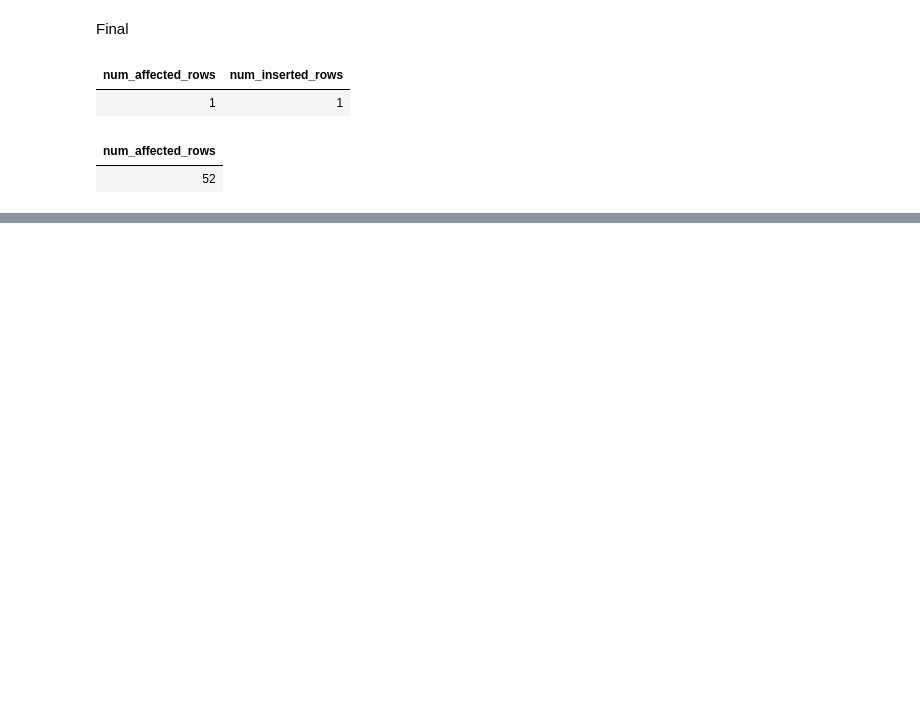
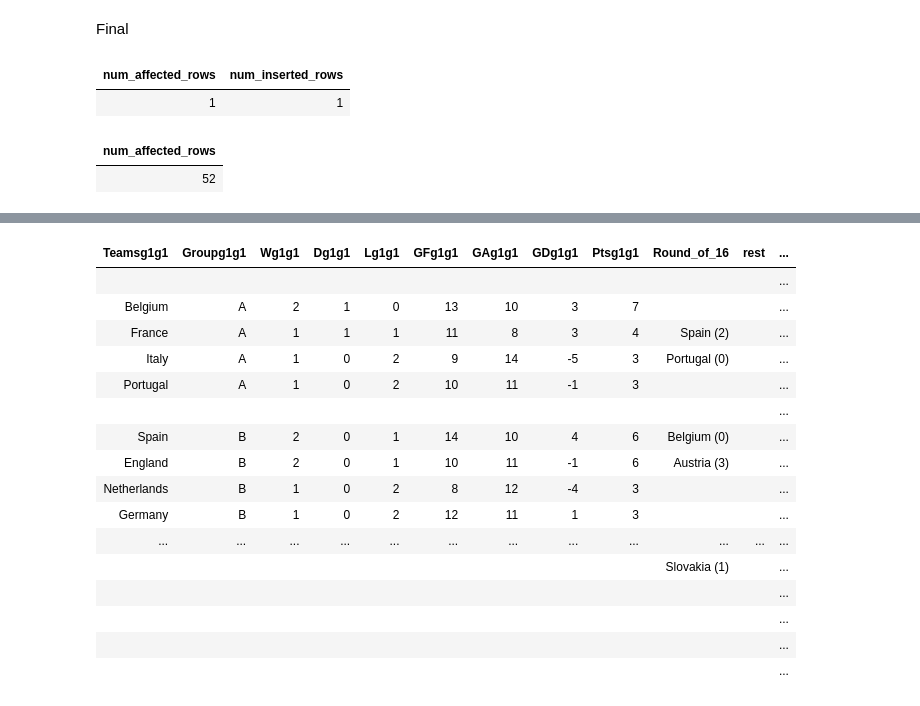
Before and after one commit to cezanekarki/Bootcamp-Tasks, a Jupyter notebook: Eurocup Task/Eurocup.ipynb, the cells around one changed output, grey strips where cells are left out. Saved outputs shown, nothing was run; the diff lists cells and outputs as text; code cells hidden in the pictures; blank space fills up the shorter version.

```diff
--- a/Eurocup Task/Eurocup.ipynb
+++ b/Eurocup Task/Eurocup.ipynb
@@ -828,0 +1272,18 @@ select * from matches order by MatchId;
+# %%
+%python
+
+visualize_final = pd.DataFrame(columns=['Final'])
+for _ in range(6):
+    visualize_final = pd.concat([visualize_final, pd.DataFrame({'Final': ['']})], ignore_index=True)
+
+for index,row in final_df.iterrows():
+    visualize_final = pd.concat([visualize_final, pd.DataFrame({'Final': [f"{row['home_country']} ({row['home_country_goal']})"]})], ignore_index=True)
+    visualize_final = pd.concat([visualize_final, pd.DataFrame({'Final': [f"{row['away_country']} ({row['away_country_goal']})"]})], ignore_index=True)
+
+    if (index + 1) %2 == 0:
+        visualize_final = pd.concat([visualize_final, pd.DataFrame({'Final': ['']})], ignore_index=True)
+        visualize_final = pd.concat([visualize_final, pd.DataFrame({'Final': ['']})], ignore_index=True)
+    for _ in range(2):
+        visualize_final = pd.concat([visualize_final, pd.DataFrame({'Final': ['']})], ignore_index=True)
+visualize_final['space'] = ''
+display(visualize_final)
@@ -828,0 +1302,54 @@ select * from matches order by MatchId;
+# %%
+%python
+left_side_qf.columns = [f"{col}q2" for col in left_side_qf.columns]
+
+merged_df = pd.concat([left_side_r16, left_side_qf], axis=1)
+
+left_side_sf.columns = [f"{col}s1" for col in left_side_sf.columns]
+merged_df = pd.concat([merged_df, left_side_sf], axis=1)
+
+visualize_final.columns = [f"{col}f" for col in visualize_final.columns]
+merged_df = pd.concat([merged_df, visualize_final], axis=1)
+
+right_side_sf.columns = [f"{col}s2" for col in right_side_sf.columns]
+
+merged_df = pd.concat([merged_df, right_side_sf], axis=1)
+
+
+
+right_side_qf.columns = [f"{col}q1" for col in right_side_qf.columns]
+# Concatenate the DataFrames
+merged_df = pd.concat([merged_df, right_side_qf], axis=1)
+
+right_side_r16.columns = [f"{col}r2" for col in right_side_r16.columns]
+
+# Concatenate the DataFrames
+merged_df = pd.concat([merged_df,right_side_r16], axis=1)
+
+left_table.columns = [f"{col}g1" for col in left_table.columns]
+right_table.columns = [f"{col}g2" for col in right_table.columns]
+
+# Concatenate the DataFrames
+merged_df = pd.concat([left_table,merged_df, right_table], axis=1)
+
+merged_df.fillna('', inplace=True)
+
+display(merged_df)
+# %% [output]
+| Teamsg1g1 | Groupg1g1 | Wg1g1 | Dg1g1 | Lg1g1 | GFg1g1 | GAg1g1 | GDg1g1 | Ptsg1g1 | Round_of_16 | rest | ... |
+|  |  |  |  |  |  |  |  |  |  |  | ... |
+| Belgium | A | 2 | 1 | 0 | 13 | 10 | 3 | 7 |  |  | ... |
+| France | A | 1 | 1 | 1 | 11 | 8 | 3 | 4 | Spain (2) |  | ... |
+| Italy | A | 1 | 0 | 2 | 9 | 14 | -5 | 3 | Portugal (0) |  | ... |
+| Portugal | A | 1 | 0 | 2 | 10 | 11 | -1 | 3 |  |  | ... |
+|  |  |  |  |  |  |  |  |  |  |  | ... |
+| Spain | B | 2 | 0 | 1 | 14 | 10 | 4 | 6 | Belgium (0) |  | ... |
+| England | B | 2 | 0 | 1 | 10 | 11 | -1 | 6 | Austria (3) |  | ... |
+| Netherlands | B | 1 | 0 | 2 | 8 | 12 | -4 | 3 |  |  | ... |
+| Germany | B | 1 | 0 | 2 | 12 | 11 | 1 | 3 |  |  | ... |
+| ... | ... | ... | ... | ... | ... | ... | ... | ... | ... | ... | ... |
+|  |  |  |  |  |  |  |  |  | Slovakia (1) |  | ... |
+|  |  |  |  |  |  |  |  |  |  |  | ... |
+|  |  |  |  |  |  |  |  |  |  |  | ... |
+|  |  |  |  |  |  |  |  |  |  |  | ... |
+|  |  |  |  |  |  |  |  |  |  |  | ... |
```
Also changed, not shown: parts of 26 cells of this notebook.
